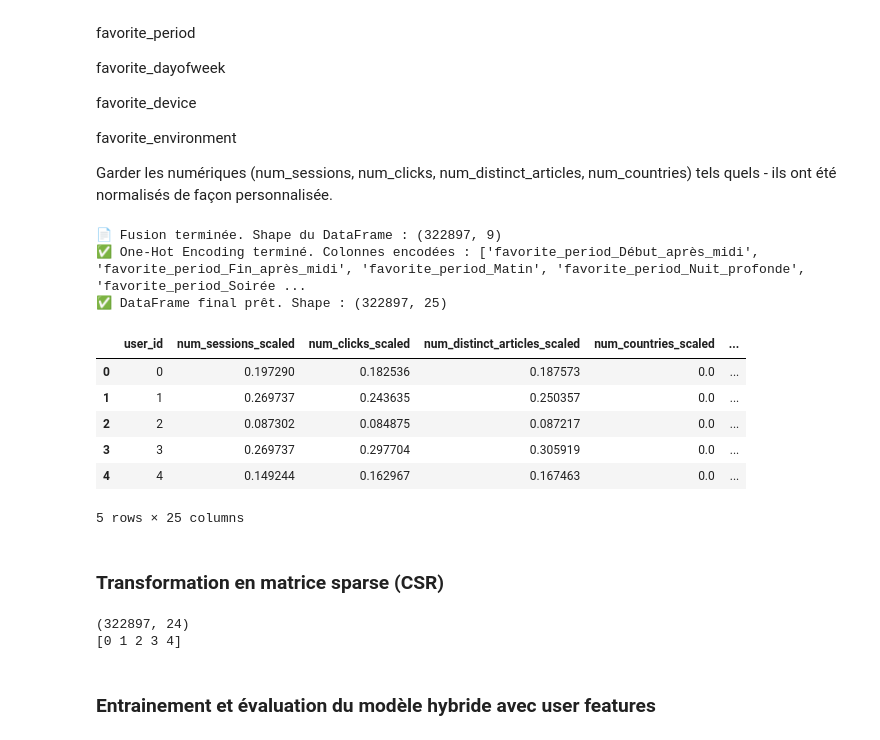
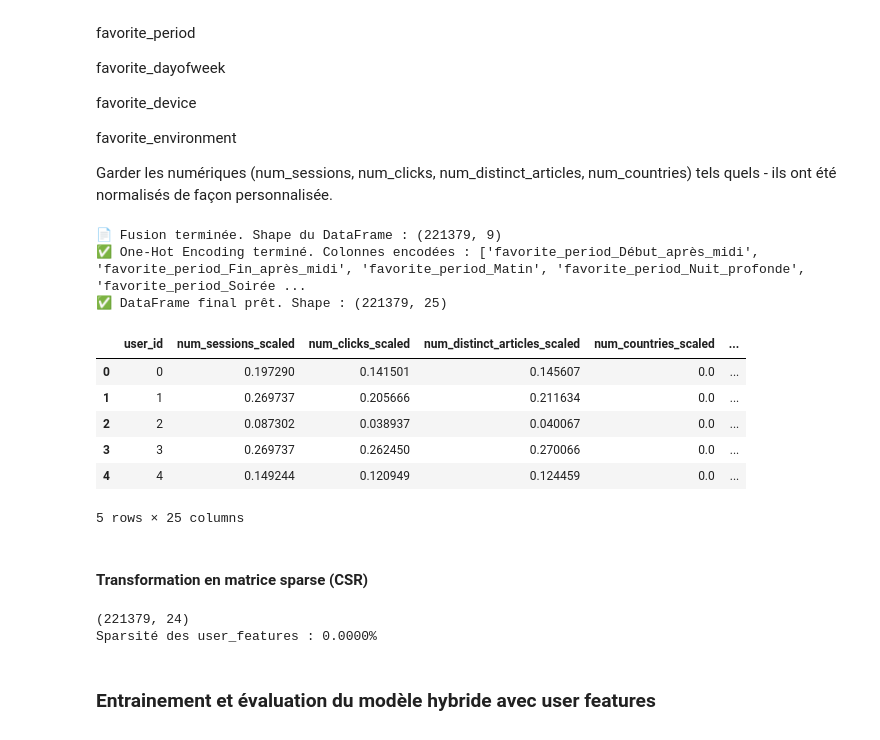
Before and after one commit to cecile-aie/oc_aie_p10, a Jupyter notebook: hybrid_lightfm_modelisation.ipynb, the cells around one changed output. Drawn from its saved outputs; the diff is of its cells as text; code cells hidden in the pictures.

Commit message:
Démarche lightfm complète - modèle baseline

```diff
--- a/hybrid_lightfm_modelisation.ipynb
+++ b/hybrid_lightfm_modelisation.ipynb
@@ -1261,7 +2060,7 @@ def extract_favorite_hour(df_clicks):
 
     return favorite_hour_per_user
 # %%
-favorite_hour_per_user = extract_favorite_hour(df_clicks)
+favorite_hour_per_user = extract_favorite_hour(df_clicks_filtered_ordered)
 print(favorite_hour_per_user.head())
 # %% [output]
    user_id  favorite_hour
@@ -1315,7 +2114,7 @@ def extract_favorite_day(df_clicks):
 
     return favorite_day_per_user
 # %%
-favorite_day_per_user = extract_favorite_day(df_clicks)
+favorite_day_per_user = extract_favorite_day(df_clicks_filtered_ordered)
 # %% [markdown]
 #### 🚀 6 : Device préféré
 # %%
@@ -1373,9 +2172,9 @@ def extract_number_of_countries(df_clicks):
 
     return countries_per_user[['user_id', 'num_countries_scaled']]
 # %%
-favorite_device_per_user = extract_favorite_device(df_clicks)
-favorite_environment_per_user = extract_favorite_environment(df_clicks)
-countries_per_user = extract_number_of_countries(df_clicks)
+favorite_device_per_user = extract_favorite_device(df_clicks_filtered_ordered)
+favorite_environment_per_user = extract_favorite_environment(df_clicks_filtered_ordered)
+countries_per_user = extract_number_of_countries(df_clicks_filtered_ordered)
 
 print(favorite_device_per_user.head())
 print(favorite_environment_per_user.head())
@@ -1427,11 +2226,10 @@ def build_user_features_df(
     favorite_day_per_user,
     favorite_device_per_user,
     favorite_environment_per_user,
-    countries_per_user,
-    user_mapping  # ⬅️ mapping pour aligner sur user-item
+    countries_per_user
 ):
     """
-    Construit le DataFrame final des user features prêt pour LightFM, aligné avec le mapping utilisateur.
+    Construit le DataFrame des user features (non mappé), avec user_id comme index.
     """
 
     # 1. Fusionner tous les DataFrames
@@ -1446,15 +2244,7 @@ def build_user_features_df(
 
     print(f"📄 Fusion terminée. Shape du DataFrame : {df.shape}")
 
-    # 2. Filtrer les utilisateurs selon le mapping
-    df = df[df['user_id'].isin(user_mapping.keys())].copy()
-    print(f"🔍 Utilisateurs filtrés selon mapping. Shape : {df.shape}")
-
-    # 3. Appliquer le mapping et trier selon les user_idx
-    df['user_idx'] = df['user_id'].map(user_mapping)
-    df = df.sort_values('user_idx').set_index('user_idx')
-
-    # 4. Encodage des colonnes catégorielles
+    # 2. Encodage des colonnes catégorielles
     categorical_columns = ['favorite_period', 'favorite_dayofweek', 'favorite_device', 'favorite_environment']
     encoder = OneHotEncoder(sparse_output=False, handle_unknown='ignore')
     encoded_cats = encoder.fit_transform(df[categorical_columns])
@@ -1463,8 +2253,8 @@ def build_user_features_df(
 
     print(f"✅ One-Hot Encoding terminé. Colonnes encodées : {list(encoded_cat_cols)}")
 
-    # 5. Rassembler le tout
-    df_numeric = df.drop(columns=categorical_columns + ['user_id'])
+    # 3. Rassembler le tout
+    df_numeric = df.drop(columns=categorical_columns)
     user_features_df = pd.concat([df_numeric, encoded_cats_df], axis=1)
 
     print(f"✅ DataFrame final prêt. Shape : {user_features_df.shape}")
@@ -1473,27 +2263,24 @@ def build_user_features_df(
 # %%
 user_features_df = build_user_features_df(
     sessions_per_user,
     clicks_per_user,
     distinct_articles_per_user,
     favorite_period_per_user,
     favorite_day_per_user,
     favorite_device_per_user,
     favorite_environment_per_user,
-    countries_per_user,
-    user_mapping=user_mapping
+    countries_per_user
 )
 
 display(user_features_df.head())
 # %% [output]
-📄 Fusion terminée. Shape du DataFrame : (322897, 9)
+📄 Fusion terminée. Shape du DataFrame : (221379, 9)
 ✅ One-Hot Encoding terminé. Colonnes encodées : ['favorite_period_Début_après_midi', 'favorite_period_Fin_après_midi', 'favorite_period_Matin', 'favorite_period_Nuit_profonde', 'favorite_period_Soirée ...
-✅ DataFrame final prêt. Shape : (322897, 25)
+✅ DataFrame final prêt. Shape : (221379, 25)
 |  | user_id | num_sessions_scaled | num_clicks_scaled | num_distinct_articles_scaled | num_countries_scaled | ... |
-| 0 | 0 | 0.197290 | 0.182536 | 0.187573 | 0.0 | ... |
-| 1 | 1 | 0.269737 | 0.243635 | 0.250357 | 0.0 | ... |
-| 2 | 2 | 0.087302 | 0.084875 | 0.087217 | 0.0 | ... |
-| 3 | 3 | 0.269737 | 0.297704 | 0.305919 | 0.0 | ... |
-| 4 | 4 | 0.149244 | 0.162967 | 0.167463 | 0.0 | ... |
+| 0 | 0 | 0.197290 | 0.141501 | 0.145607 | 0.0 | ... |
+| 1 | 1 | 0.269737 | 0.205666 | 0.211634 | 0.0 | ... |
+| 2 | 2 | 0.087302 | 0.038937 | 0.040067 | 0.0 | ... |
+| 3 | 3 | 0.269737 | 0.262450 | 0.270066 | 0.0 | ... |
+| 4 | 4 | 0.149244 | 0.120949 | 0.124459 | 0.0 | ... |
 5 rows × 25 columns
-# %% [markdown]
-### Transformation en matrice sparse (CSR)
@@ -1511,0 +2287,2 @@ def user_features_to_csr(user_features_df):
+# %% [markdown]
+#### Transformation en matrice sparse (CSR)
@@ -1512,10 +2298,8 @@ def user_features_to_csr(user_features_df):
 # %%
-user_features_matrix, user_ids = user_features_to_csr(user_features_df)
-
 print(user_features_matrix.shape)
-print(user_ids[:5])
+print(f"Sparsité des user_features : {100 * (1 - user_features_matrix.nnz / user_features_matrix.size):.4f}%")
 # %% [output]
-(322897, 24)
-[0 1 2 3 4]
+(221379, 24)
+Sparsité des user_features : 0.0000%
 # %% [markdown]
 ### Entrainement et évaluation du modèle hybride avec user features
```
Also changed, not shown: parts of 158 cells of this notebook.
